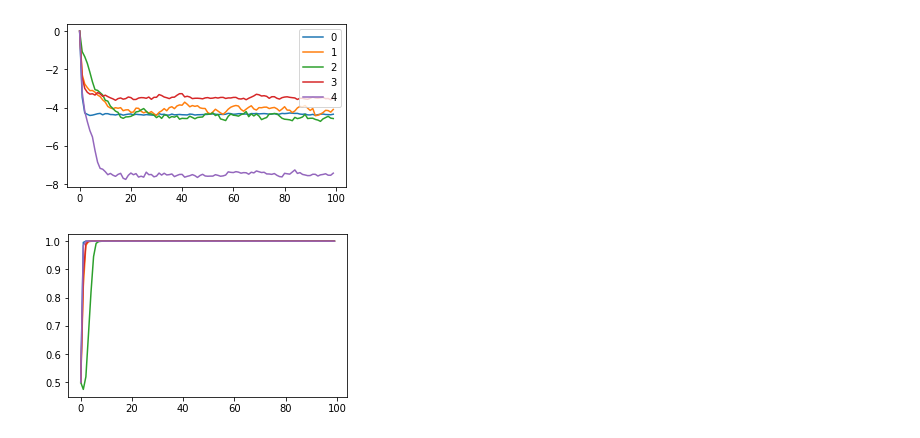
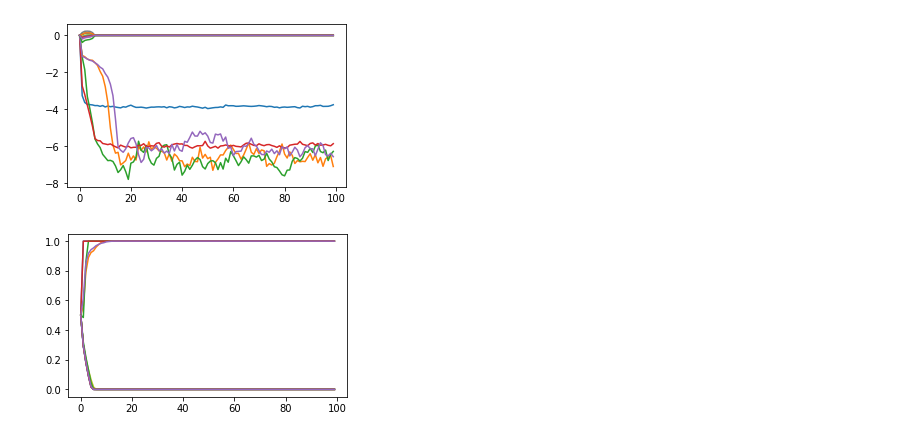
Before and after one commit to marcustriplett/circuitmap, a Jupyter notebook: notebooks/testing_nots_on_expt_data.ipynb, the cells around one changed output. Drawn from its saved outputs; the diff is of its cells as text; code cells hidden in the pictures.

```diff
--- a/notebooks/testing_nots_on_expt_data.ipynb
+++ b/notebooks/testing_nots_on_expt_data.ipynb
@@ -14,5 +17,7 @@ import adaprobe
+# %%
+fname = '201121_cell1_A'
 # %%
-data = np.load('data/one_cell_per_plane_sample_data.npz')
+data = np.load('data/one_cell_per_plane_plus_10_random_%s.npz'%fname)
 # %%
 y = data['y']
 stimulus_matrix = data['stimulus_matrix']
@@ -37,7 +42,7 @@ priors = {
 fit_options = {
     'iters': 100,
     'num_mc_samples': 20,
-    'seed': 0
+    'seed': 1
 }
 
 model = adaprobe.Model(np.zeros(N), priors=priors)
@@ -47,14 +52,14 @@ model.fit(y, stimulus_matrix, fit_options=fit_options, method='cavi_offline_spik
 # %%
 plt.figure(figsize=(5, 3))
 plt.plot(model.history['mu'])
-plt.legend(range(N))
+# plt.legend(range(N))
 plt.show()
 
 plt.figure(figsize=(5, 3))
 plt.plot(model.history['alpha'])
 plt.show()
 # %% [output]
-[figure, old version]
+[figure, new version]
-[figure, old version]
+[figure, new version]
 # %%
 lam = np.array(model.state['lam']).T
```
Also changed, not shown: parts of 14 cells of this notebook, 4 other files.
